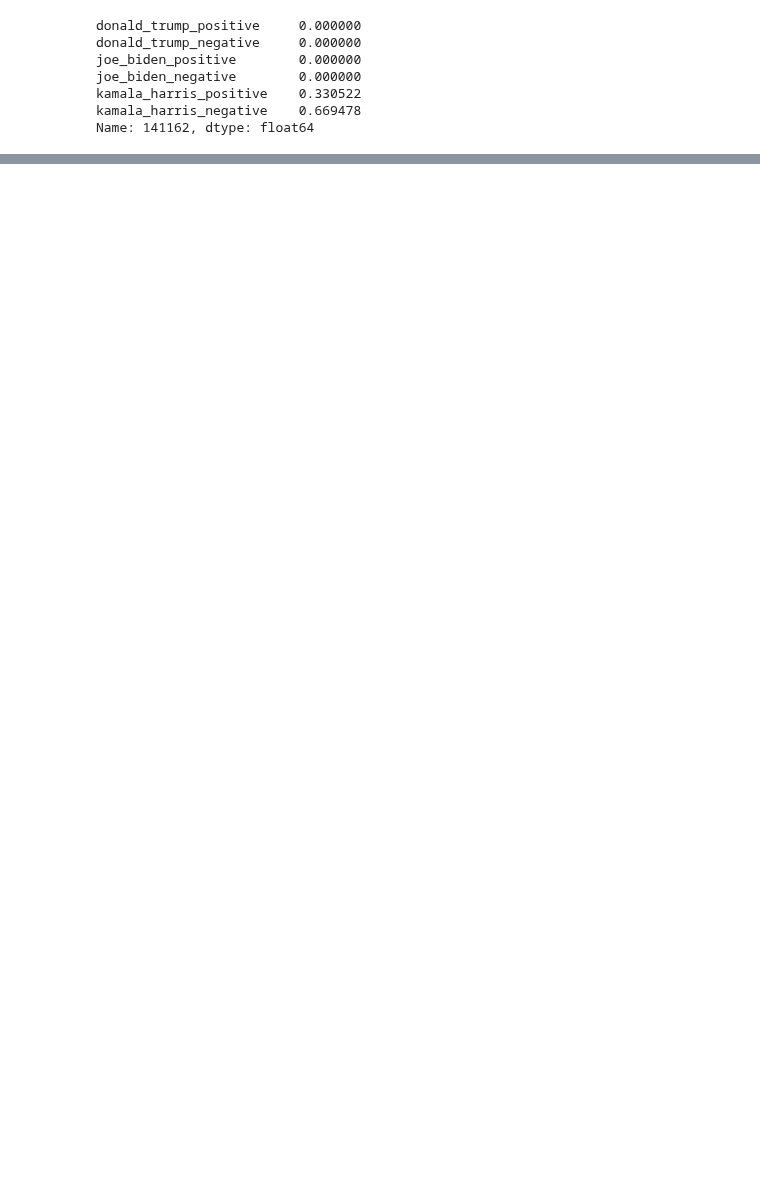
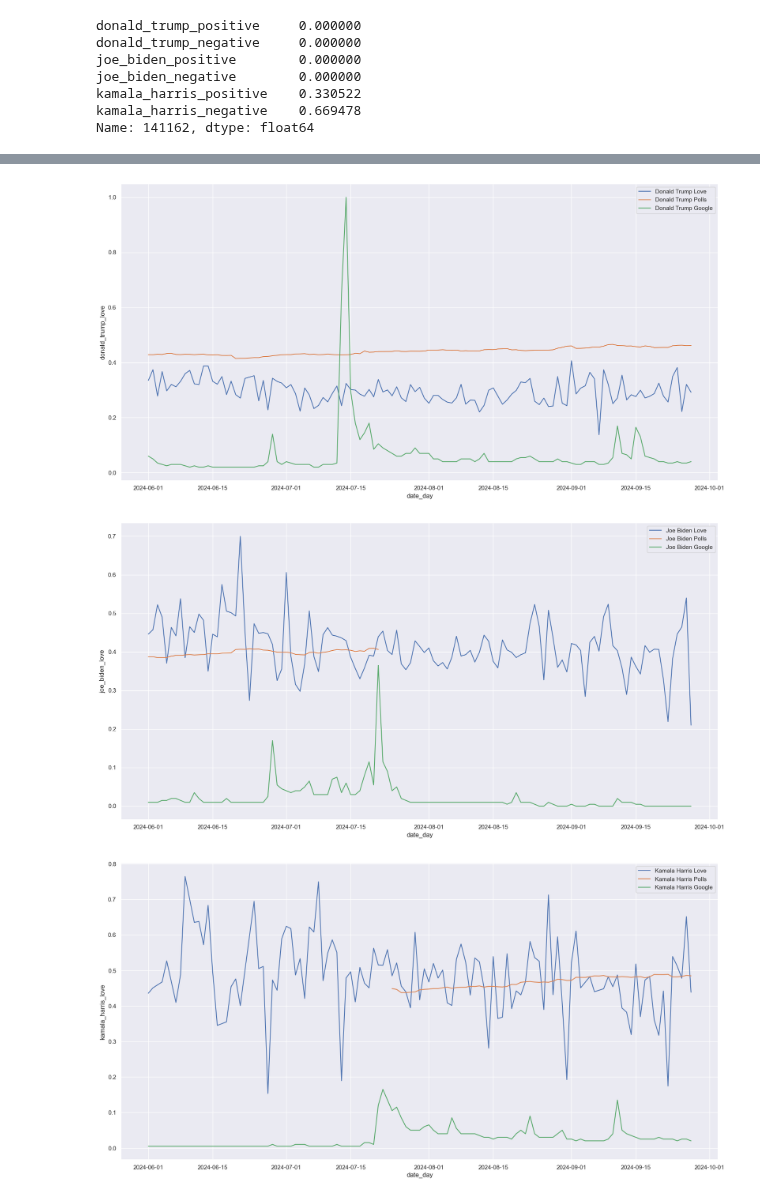
Before and after one commit to bnvulpe/votecore, a Jupyter notebook: scripts/dataset_creation.ipynb, the cells around one changed output, grey strips where cells are left out. Saved outputs shown, nothing was run; the diff lists cells and outputs as text; code cells hidden in the pictures; blank space fills up the shorter version.

```diff
--- a/scripts/dataset_creation.ipynb
+++ b/scripts/dataset_creation.ipynb
@@ -406,18 +406,17 @@ def find_entities(text):
 
 
 def get_sentiment_labels_entity(entity):
-    return [f'{entity}_positive', f'{entity}_negative']
+    return [f'{entity}_love', f'{entity}_hate']
 
 def get_sentiment_towards_entity(text, entity):
     labels = get_sentiment_labels_entity(entity)
     sentiment_entry = pipe(text, labels)
-    custom_order = [f'{entity}_positive', f'{entity}_negative']
+    custom_order = [f'{entity}_love', f'{entity}_hate']
     label_score_map = dict(zip(sentiment_entry['labels'], sentiment_entry['scores']))
     sorted_labels = sorted(sentiment_entry['labels'], key=lambda x: custom_order.index(x))
     sorted_scores = [label_score_map[label] for label in sorted_labels]
     return {"labels": sorted_labels, "scores": sorted_scores}
 
-text = "No one outside of over online political junkies and insiders care about that. Harris is not electable in the general. If the DNC was smart they\u2019d listen to the data instead of their internal party structures that have left us with a possible trump second term and a fascist Supreme Court."
 
 
 
@@ -440,9 +439,9 @@ def process_sentiment(text):
 
         if is_in_text > 0:
             final_sum = final_sum / is_in_text
-            result[mixed_entity] = {"labels": ["positive", "negative"], "scores": final_sum.tolist()}
+            result[mixed_entity] = {"labels": ["love", "hate"], "scores": final_sum.tolist()}
         else:
-            result[mixed_entity] = {"labels": ["positive", "negative"], "scores": [0, 0]}
+            result[mixed_entity] = {"labels": ["love", "hate"], "scores": [0, 0]}
 
 
 
@@ -472,6 +459,6 @@ Do not be deceived Tim Walz and Kamala Harris are secretly collaborating as part
 # %%
 import tqdm
-columns = ['donald_trump_positive', 'donald_trump_negative', 'joe_biden_positive', 'joe_biden_negative', 'kamala_harris_positive', 'kamala_harris_negative']
+columns = ['donald_trump_love', 'donald_trump_hate', 'joe_biden_love', 'joe_biden_hate', 'kamala_harris_love', 'kamala_harris_hate']
 candidates = ['donald_trump', 'joe_biden', 'kamala_harris']
 sentiment_df = pd.DataFrame(columns=columns)
 for index, row in tqdm.tqdm(df.iterrows()):
@@ -504,0 +523,31 @@ sentiment_df.to_csv(os.path.join(output_dir, "sentiment.csv"), index=False)
+# %%
+df['polls_Biden'] = df['polls_Biden'] / 100
+df['polls_Harris'] = df['polls_Harris'] / 100
+df['polls_Trump'] = df['polls_Trump'] / 100
+# %%
+df['google_Biden'] = df['google_Biden'] / 100
+df['google_Harris'] = df['google_Harris'] / 100
+df['google_Trump'] = df['google_Trump'] / 100
+# %%
+# make 3 plots, one for each candidate, with the sentiment over time
+sns.set(rc={'figure.figsize':(20,10)})
+sns.lineplot(data=df, x="date_day", y="donald_trump_love", label = "Donald Trump Love")
+sns.lineplot(data=df, x="date_day", y="polls_Trump", label = "Donald Trump Polls")
+sns.lineplot(data=df, x="date_day", y="google_Trump", label = "Donald Trump Google")
+plt.show()
+
+sns.set(rc={'figure.figsize':(20,10)})
+sns.lineplot(data=df, x="date_day", y="joe_biden_love", label = "Joe Biden Love")
+sns.lineplot(data=df, x="date_day", y="polls_Biden", label = "Joe Biden Polls")
+sns.lineplot(data=df, x="date_day", y="google_Biden", label = "Joe Biden Google")
+plt.show()
+
+sns.set(rc={'figure.figsize':(20,10)})
+sns.lineplot(data=df, x="date_day", y="kamala_harris_love", label = "Kamala Harris Love")
+sns.lineplot(data=df, x="date_day", y="polls_Harris", label = "Kamala Harris Polls")
+sns.lineplot(data=df, x="date_day", y="google_Harris", label = "Kamala Harris Google")
+plt.show()
+# %% [output]
+[figure, added]
+[figure, added]
+[figure, added]
```
Also changed, not shown: parts of 8 cells of this notebook, 2 other files.
